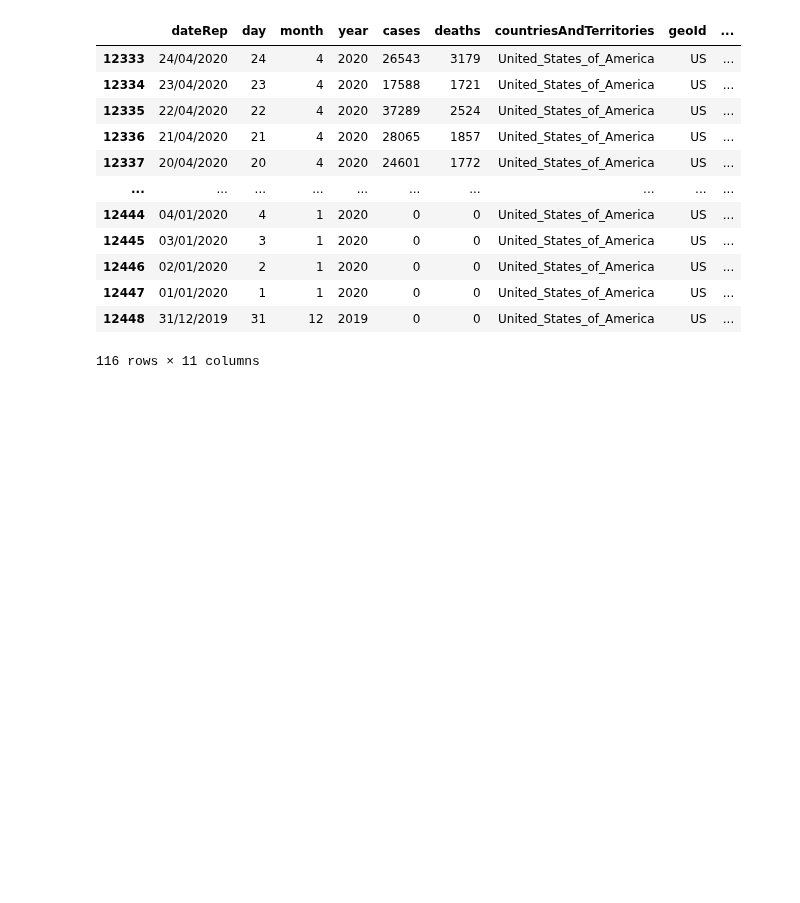
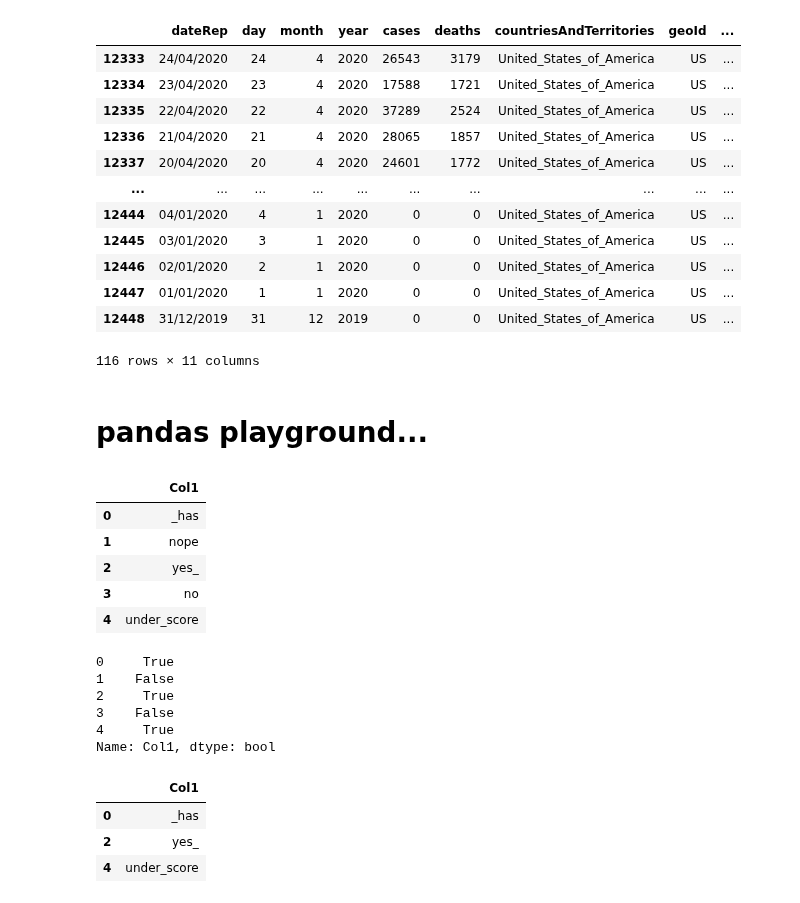
Before and after one commit to 4dsolutions/Curriculum_Development, a Jupyter notebook: IntroDS004.ipynb, the cells around one changed output. Drawn from its saved outputs; the diff is of its cells as text; code cells hidden in the pictures; blank space fills up the shorter version.

```diff
--- a/IntroDS004.ipynb
+++ b/IntroDS004.ipynb
@@ -211,3 +211,32 @@ SlicedDataframesDict['US']
 | 12447 | 01/01/2020 | 1 | 1 | 2020 | 0 | 0 | United_States_of_America | US | ... |
 | 12448 | 31/12/2019 | 31 | 12 | 2019 | 0 | 0 | United_States_of_America | US | ... |
 116 rows × 11 columns
+# %% [markdown]
+# pandas playground...
+# %%
+mydata = ["_has", "nope", "yes_", "no", "under_score"]
+df = pd.DataFrame({"Col1": mydata})
+df
+# %% [output]
+|  | Col1 |
+| 0 | _has |
+| 1 | nope |
+| 2 | yes_ |
+| 3 | no |
+| 4 | under_score |
+# %%
+df.Col1.apply(lambda x: "_" in x)
+# %% [output]
+0     True
+1    False
+2     True
+3    False
+4     True
+Name: Col1, dtype: bool
+# %%
+df[df.Col1.apply(lambda x: "_" in x)]
+# %% [output]
+|  | Col1 |
+| 0 | _has |
+| 2 | yes_ |
+| 4 | under_score |
```
Also changed, not shown: parts of 2 cells of this notebook, 1 other file.
